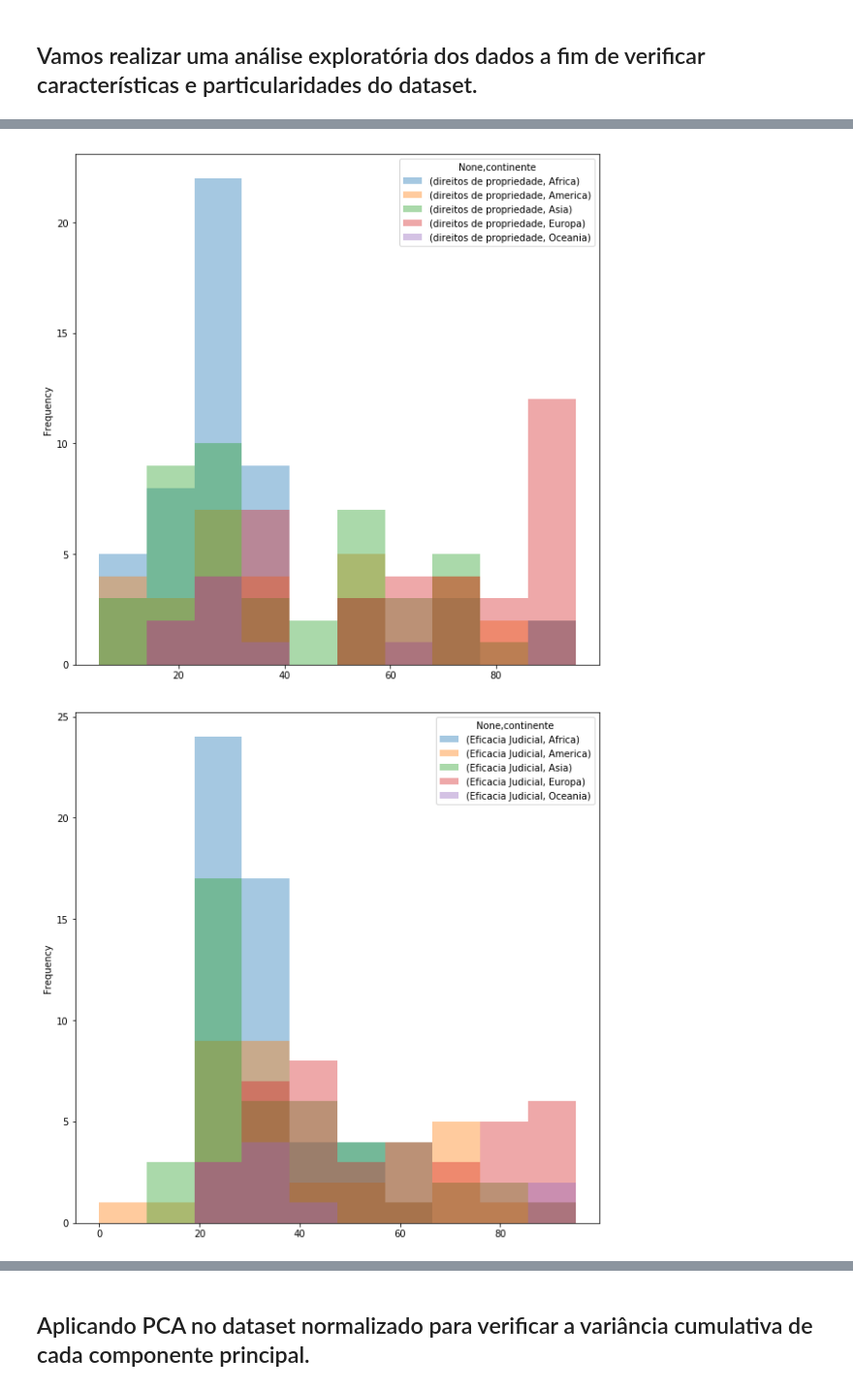
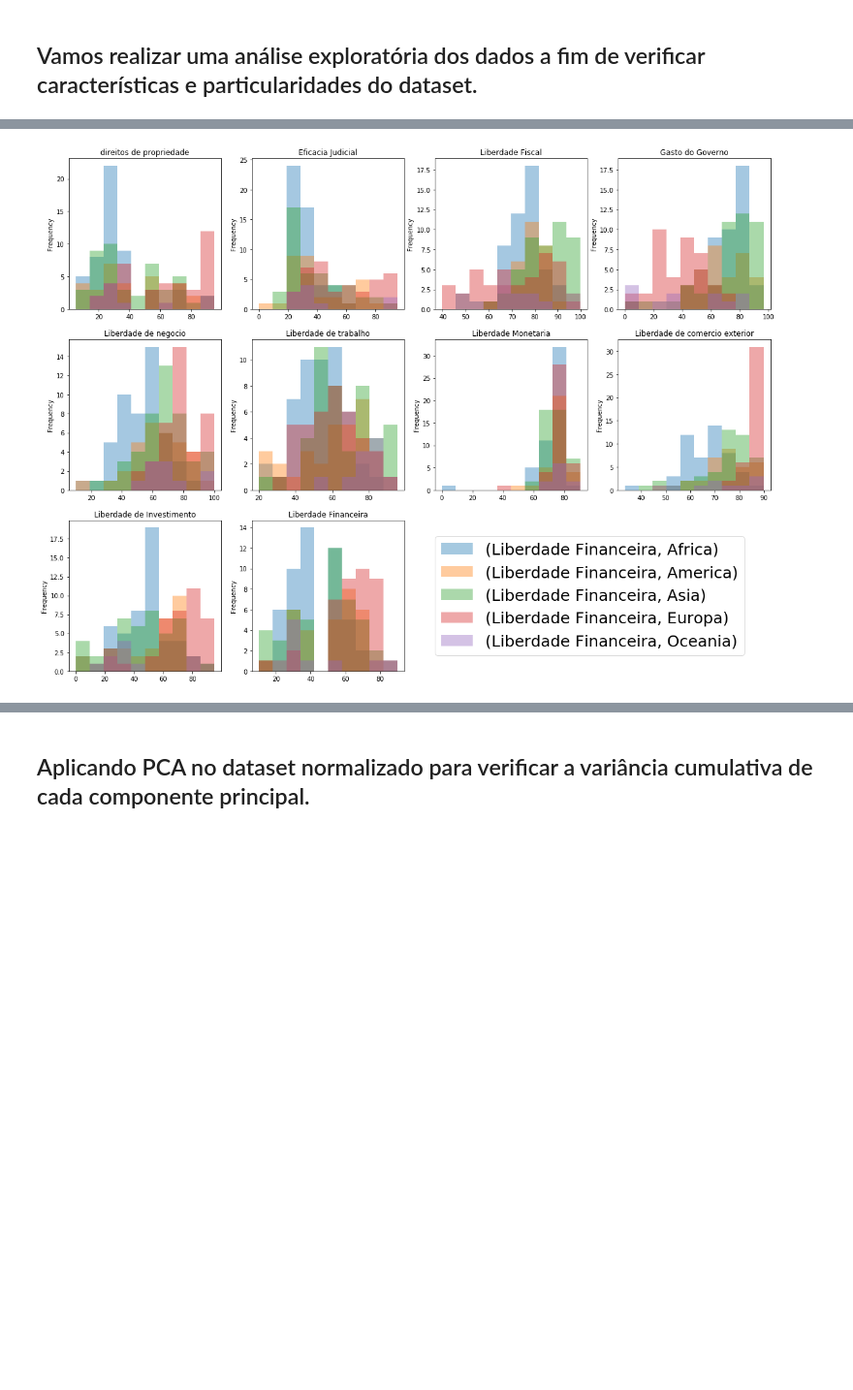
Before and after one commit to martinelligor/MultivariateAnalysis, a Jupyter notebook: projeto.ipynb, the cells around one changed output, grey strips where cells are left out. Shown at 97% size. Cells and saved outputs as stored; diff of their text form; code cells hidden in the pictures; blank space fills up the shorter version.

```diff
--- a/projeto.ipynb
+++ b/projeto.ipynb
@@ -7,7 +7,7 @@ from sklearn.decomposition import PCA
 from sklearn.preprocessing import scale
 # %%
 # leitura do dataset e renomeação de algumas colunas para evitar problemas de manipulação.
-df = pd.read_excel('datasets/base2.xlsx')
+df = pd.read_excel('base2.xlsx')
 df.rename(index=str, columns={"País":"Pais", "Liberdade de negócio":"Liberdade de negocio",
                               "Liberdade de comércio exterior":"Liberdade de comercio exterior",
                               "Liberdade Monetária": "Liberdade Monetaria",
@@ -79,6 +79,9 @@ Name: Pais, dtype: int64
 ## Vamos realizar uma análise exploratória dos dados a fim de verificar características e particularidades do dataset.
 # %%
 # boxplot das colunas do conjunto de dados agrupado por continente.
-for column in df.columns[2:]:
-    df.boxplot(column=column, rot=45, figsize=(10,10), by='continente')
+fig = plt.figure(figsize=(22, 20))
+for i, column in enumerate(df.columns[2:]):
+    ax = fig.add_subplot(3, 4, i+1)
+    df.boxplot(column=column, rot=45, by='continente', ax=ax)
+    ax.set_xlabel('')
 # %% [output]
@@ -95,7 +89,13 @@ for column in df.columns[2:]:
 # %%
 # histograma das colunas do conjunto de dados agrupado por continente.
-for column in df.columns[2:]:
-    pd.concat([df.continente, df[column]], axis=1).pivot(columns='continente').plot.hist(bins=10, alpha=0.4, figsize=(10,10))
+fig = plt.figure(figsize=(20, 15))
+for i, column in enumerate(df.columns[2:]):
+    ax = fig.add_subplot(3, 4, i+1)
+    pd.concat([df.continente, df[column]], axis=1).pivot(columns='continente').plot.hist(bins=10, alpha=0.4, ax=ax)
+    ax.set_xlabel('')
+    ax.set_title(column)
+    ax.legend(loc='center left', bbox_to_anchor=(1.15, 0.5), prop={'size': 25})
+    if(i != 9):
+        ax.get_legend().remove()
 # %% [output]
-[figure, old version]
+[figure, new version]
-[figure, removed]
```
Also changed, not shown: parts of 11 cells of this notebook.
